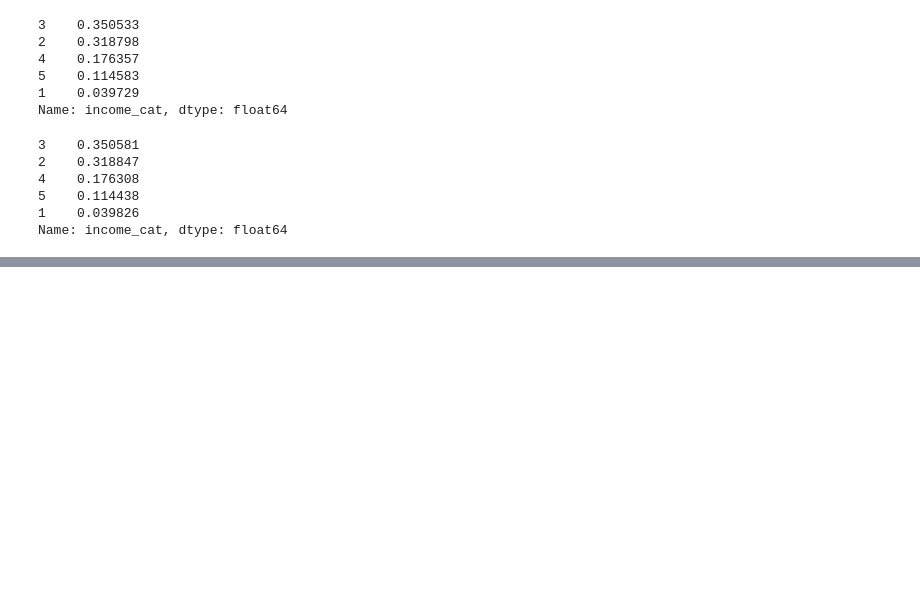
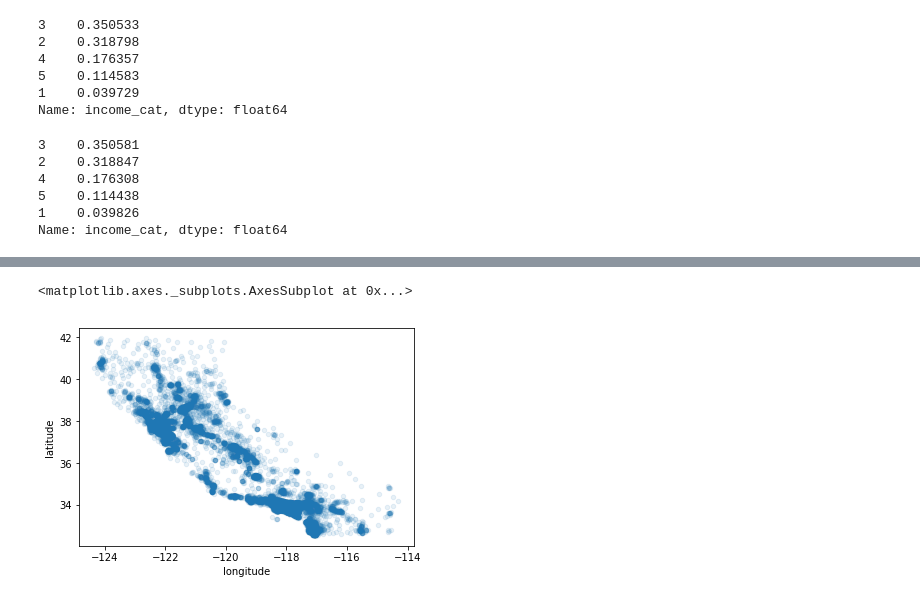
Before and after one commit to ManishaNatarajan/Hands_On_ML, a Jupyter notebook: Housing Regression.ipynb, the cells around one changed output, grey strips where cells are left out. Cells and saved outputs as stored; diff of their text form; code cells hidden in the pictures; blank space fills up the shorter version.

```diff
--- a/Housing Regression.ipynb
+++ b/Housing Regression.ipynb
@@ -206,0 +218,6 @@ Name: income_cat, dtype: float64
+# %%
+# Setting alpha -> helps to visualize density of points in diff regions
+house_data.plot(kind='scatter', x='longitude', y='latitude', alpha=0.1)
+# %% [output]
+<matplotlib.axes._subplots.AxesSubplot at 0x...>
+[figure, added]
```
Also changed, not shown: parts of 28 cells of this notebook.
